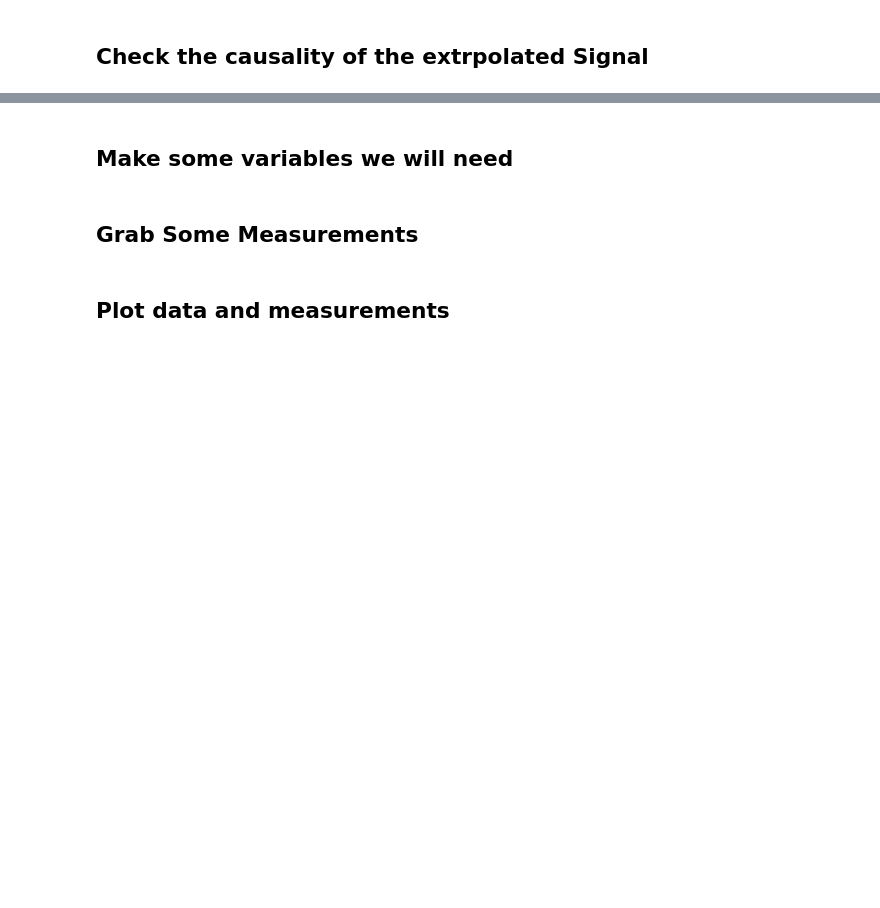
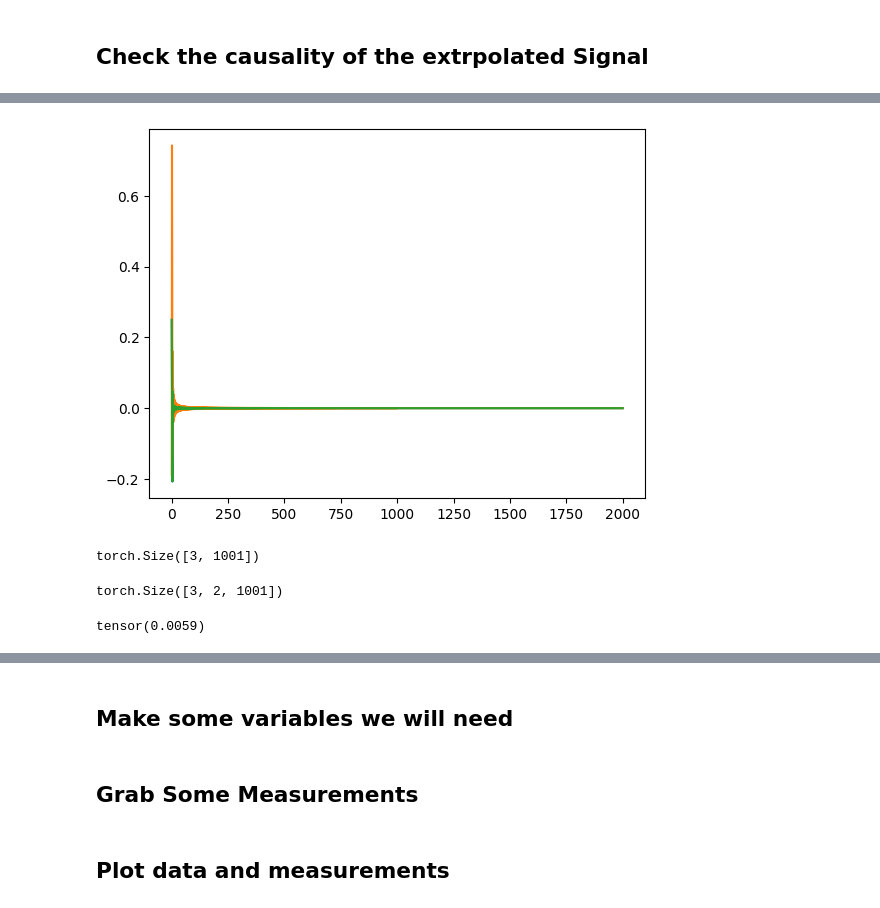
Before and after one commit to VarunGorti/CurveFitting-DIP, a Jupyter notebook: Data_Preprocess_Testing.ipynb, the cells around one changed output, grey strips where cells are left out. Drawn from its saved outputs; the diff is of its cells as text; code cells hidden in the pictures; blank space fills up the shorter version.

```diff
--- a/Data_Preprocess_Testing.ipynb
+++ b/Data_Preprocess_Testing.ipynb
@@ -119,0 +122,21 @@ plt.show()
+# %%
+plt.figure()
+for i in range(real_ifft.shape[0]):
+    plt.plot(real_ifft[i, :], label=str(i))
+plt.show()
+# %% [output]
+[figure, added]
+# %%
+zerod_fft = torch.fft.rfft(real_ifft)
+print(zerod_fft.shape)
+# %% [output]
+torch.Size([3, 1001])
+# %%
+zerod_sparams = torch.stack([zerod_fft.real, zerod_fft.imag], dim=1)
+print(zerod_sparams.shape)
+# %% [output]
+torch.Size([3, 2, 1001])
+# %%
+torch.mean((zerod_sparams - out_sparams)**2)
+# %% [output]
+tensor(0.0059)
```
Also changed, not shown: parts of 14 cells of this notebook, 2 other files.
